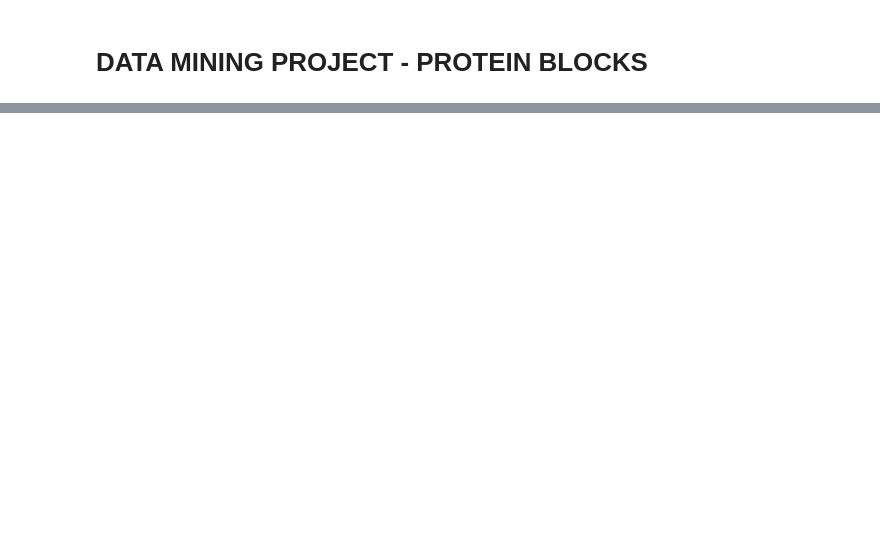
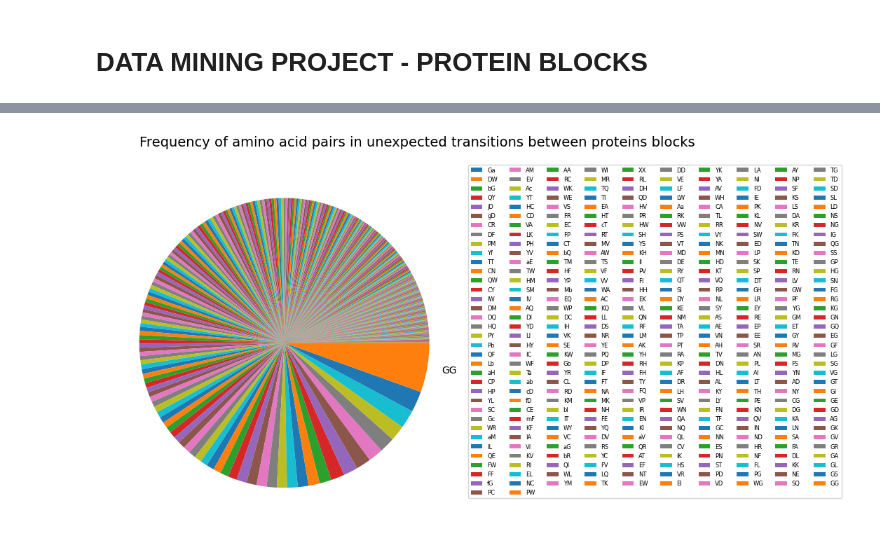
Before and after one commit to djurdjam02/DataMiningProject, a Jupyter notebook: project.ipynb, the cells around one changed output, grey strips where cells are left out. Cells and saved outputs as stored; diff of their text form; code cells hidden in the pictures; blank space fills up the shorter version.

Commit message:
unexpected transitions between protein blocks

```diff
--- a/project.ipynb
+++ b/project.ipynb
@@ -158,0 +37,11 @@ plt.show()
+# %%
+df_u_t, value_counts = filter_data_set(df, list(('Protein_number', 'expected_frequency', 'AA1', 'AA2', 'S2_1', 'S2_2')), 'PB1-PB2')
+total = df.shape[0]
+ut_c = [] # unexpected transitions count
+for value_count in value_counts:
+    if value_count * 100 / total < 1: # if the transition occurs in less than 1% of cases
+        ut_c.append(value_count)
+ut_c = list(set(ut_c)) # removing duplicates
+df_u_t = df_u_t[df_u_t['PB1-PB2-count'].isin(ut_c)]
+df_u = df_u_t.reset_index(drop=True)
+df_u
@@ -158,0 +62,3 @@ plt.show()
+# %%
+df = df[df[['PB1','PB2']].apply(tuple, axis=1).isin(df_u[['PB1','PB2']].apply(tuple, axis=1))].reset_index(drop=True)
+df
@@ -158,0 +81,28 @@ plt.show()
+# %%
+def visualize_frequency(data, col):
+    total = data.iloc[:,-1].sum()
+    labels = data.iloc[:,-2]
+    sizes = data.iloc[:,-1] / total
+
+    max_index = sizes.idxmax()
+
+    # keep only the most frequent label, set others to empty
+    filtered_labels = [labels[i] if i == max_index else '' for i in range(len(labels))]
+    fig_size = (5, 5)
+    draw_legend = False
+    if data.iloc[:, -2].shape[0] < 500:
+        draw_legend = True
+        fig_size = (10, 6)
+    fig, ax = plt.subplots(figsize=fig_size)
+    ax.pie(sizes, labels=filtered_labels)
+    if draw_legend:
+        plt.legend(labels, bbox_to_anchor=(1, 1), loc="upper left", fontsize=6, markerscale=0.5, ncol=10)
+        fig.suptitle("Frequency of " + col + " pairs in unexpected transitions between proteins blocks",
+                 x=0.5, ha='center', fontsize=14)
+    else:
+        plt.title("Frequency of " + col + " pairs in unexpected transitions between proteins blocks")
+    plt.tight_layout()
+    plt.show()
+# %%
+df_aa, _ = filter_data_set(df, list(('Protein_number', 'PB1', 'PB2', 'expected_frequency', 'S2_1', 'S2_2')), 'AA1-AA2')
+df_aa
@@ -158,0 +123,4 @@ plt.show()
+# %%
+visualize_frequency(df_aa, 'amino acid')
+# %% [output]
+[figure, added]
```
Also changed, not shown: parts of 38 cells of this notebook.
